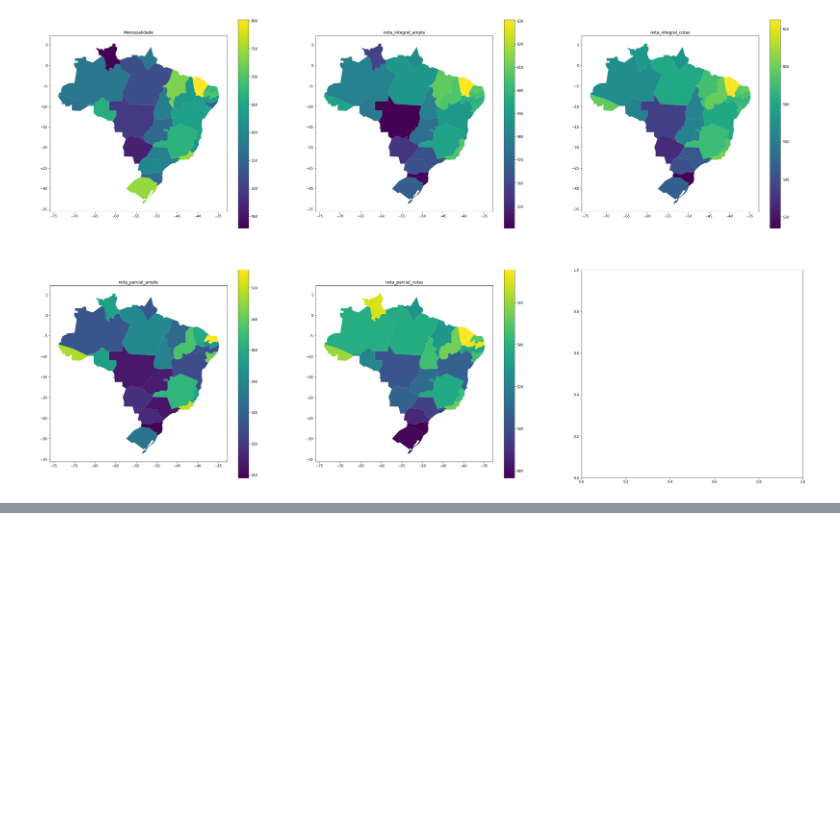
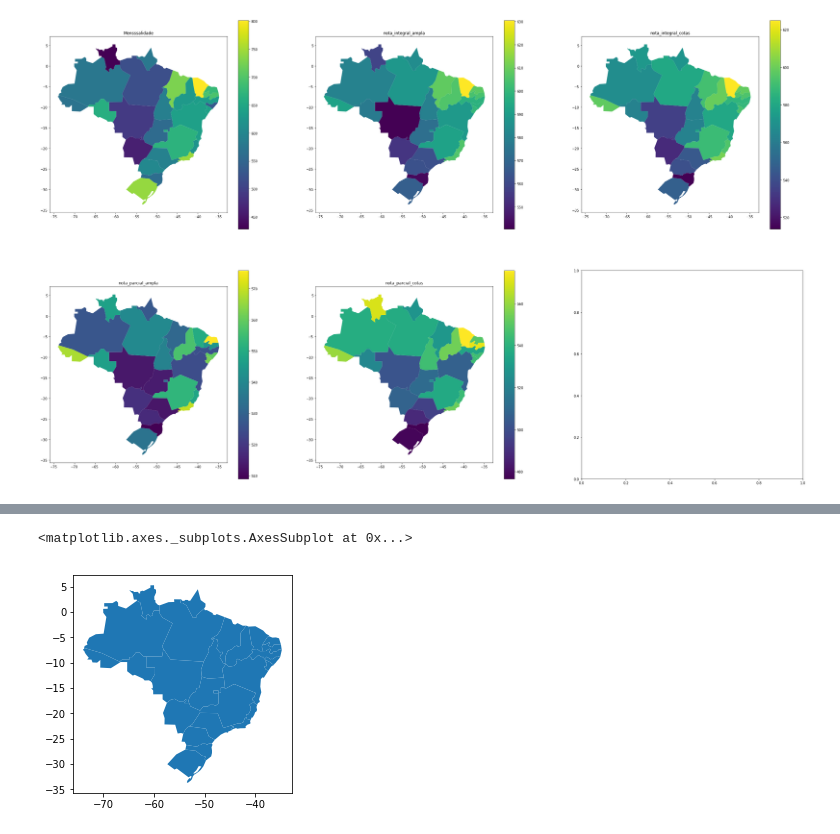
Before and after one commit to LucasTreuke/a2BancoDeDados, a Jupyter notebook: 01esse.ipynb, the cells around one changed output, grey strips where cells are left out. Cells and saved outputs as stored; diff of their text form; code cells hidden in the pictures; blank space fills up the shorter version.

```diff
--- a/01esse.ipynb
+++ b/01esse.ipynb
@@ -130 +111,4 @@ gdf3.plot(column="bolsa_parcial_ampla", ax=axes[1][1], legend=True)
 [figure]
+# %%
+conn = sqlite3.connect('database_teste')
+c = conn.cursor()
@@ -130,0 +122,7 @@ gdf3.plot(column="bolsa_parcial_ampla", ax=axes[1][1], legend=True)
+# %%
+c.execute('''
+SELECT * FROM estadosBr
+          ''')
+
+dfaaa = pd.DataFrame(c.fetchall())
+print (dfaaa.info())
@@ -130,0 +141,4 @@ gdf3.plot(column="bolsa_parcial_ampla", ax=axes[1][1], legend=True)
+# %%
+dfaaa[2] = geopandas.GeoSeries.from_wkt(dfaaa[2])
+gdfaaa = geopandas.GeoDataFrame(dfaaa, geometry=2)
+print(gdfaaa.info())
@@ -130,0 +157,5 @@ gdf3.plot(column="bolsa_parcial_ampla", ax=axes[1][1], legend=True)
+# %%
+gdfaaa.plot()
+# %% [output]
+<matplotlib.axes._subplots.AxesSubplot at 0x...>
+[figure, added]
```
Also changed, not shown: parts of 8 cells of this notebook, 1 other file.
